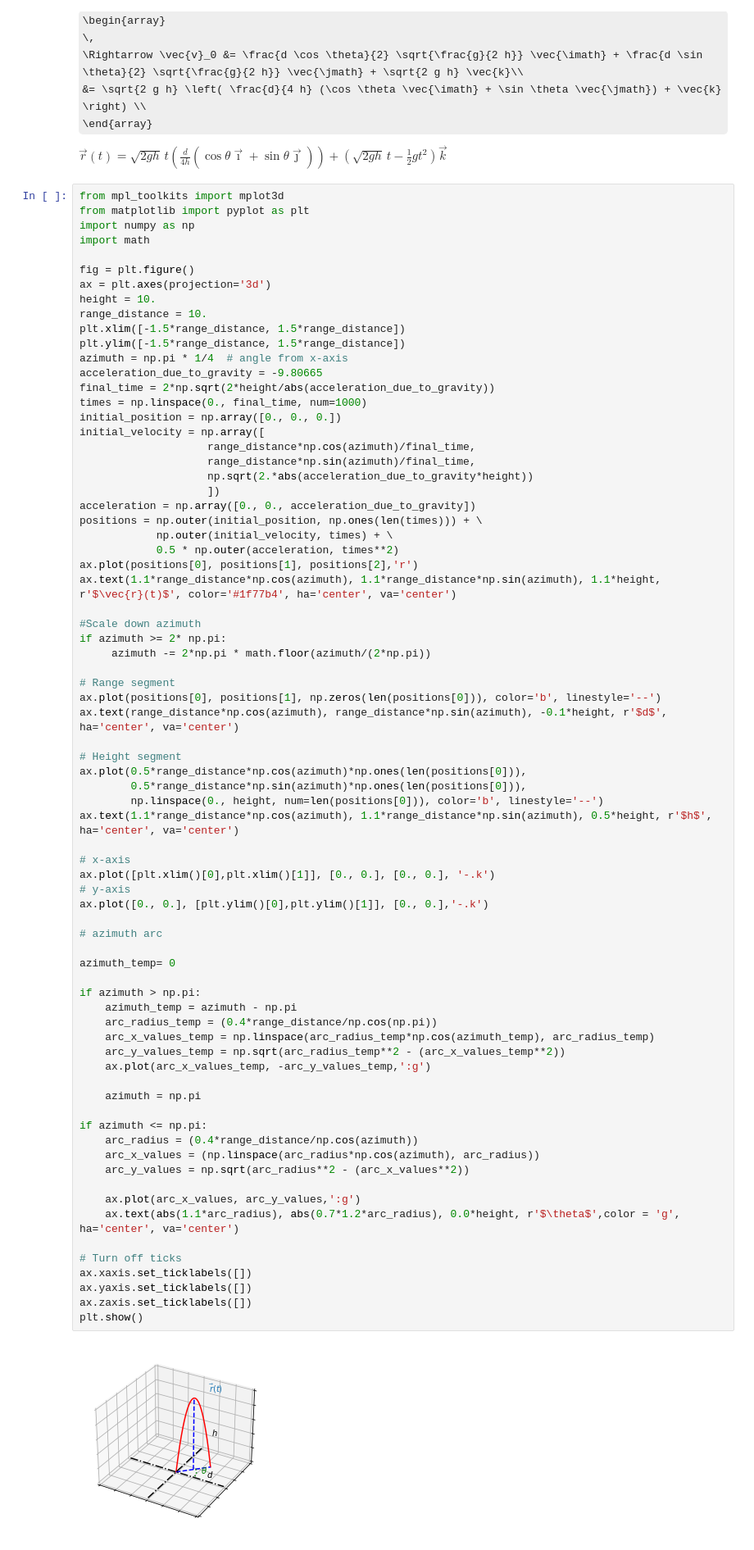
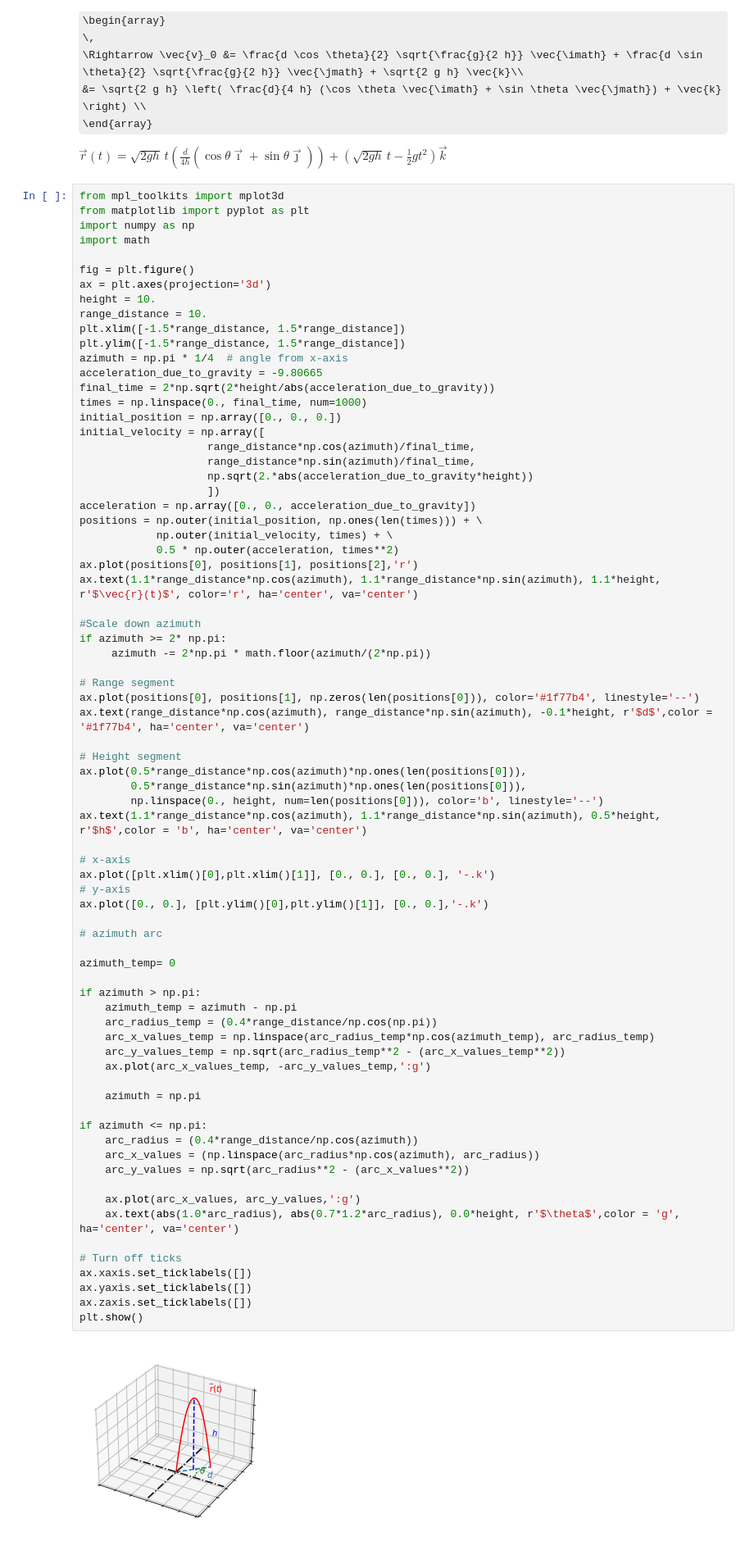
Before and after one commit to MIND-and-MATTER/Luccas_Michael_Dynamics, a Jupyter notebook: Curvilinear Motion.ipynb, the cells around one changed output. Shown at 82% size. Saved outputs shown, nothing was run; the diff lists cells and outputs as text; some formulas as TeX source.

```diff
--- a/Curvilinear Motion.ipynb
+++ b/Curvilinear Motion.ipynb
@@ -101,55 +101,55 @@ positions = np.outer(initial_position, np.ones(len(times))) + \
             np.outer(initial_velocity, times) + \
             0.5 * np.outer(acceleration, times**2)
 ax.plot(positions[0], positions[1], positions[2],'r')
-ax.text(1.1*range_distance*np.cos(azimuth), 1.1*range_distance*np.sin(azimuth), 1.1*height, r'$\vec{r}(t)$', color='#1f77b4', ha='center', va='center')
+ax.text(1.1*range_distance*np.cos(azimuth), 1.1*range_distance*np.sin(azimuth), 1.1*height, r'$\vec{r}(t)$', color='r', ha='center', va='center')
 
 #Scale down azimuth
 if azimuth >= 2* np.pi:
      azimuth -= 2*np.pi * math.floor(azimuth/(2*np.pi))
 
 # Range segment
-ax.plot(positions[0], positions[1], np.zeros(len(positions[0])), color='b', linestyle='--')
-ax.text(range_distance*np.cos(azimuth), range_distance*np.sin(azimuth), -0.1*height, r'$d$', ha='center', va='center')
+ax.plot(positions[0], positions[1], np.zeros(len(positions[0])), color='#1f77b4', linestyle='--')
+ax.text(range_distance*np.cos(azimuth), range_distance*np.sin(azimuth), -0.1*height, r'$d$',color = '#1f77b4', ha='center', va='center')
 
 # Height segment
 ax.plot(0.5*range_distance*np.cos(azimuth)*np.ones(len(positions[0])),
         0.5*range_distance*np.sin(azimuth)*np.ones(len(positions[0])),
         np.linspace(0., height, num=len(positions[0])), color='b', linestyle='--')
-ax.text(1.1*range_distance*np.cos(azimuth), 1.1*range_distance*np.sin(azimuth), 0.5*height, r'$h$', ha='center', va='center')
+ax.text(1.1*range_distance*np.cos(azimuth), 1.1*range_distance*np.sin(azimuth), 0.5*height, r'$h$',color = 'b', ha='center', va='center')
 
 # x-axis
 ax.plot([plt.xlim()[0],plt.xlim()[1]], [0., 0.], [0., 0.], '-.k')
 # y-axis
 ax.plot([0., 0.], [plt.ylim()[0],plt.ylim()[1]], [0., 0.],'-.k')
 
 # azimuth arc
 
 azimuth_temp= 0
 
 if azimuth > np.pi:
     azimuth_temp = azimuth - np.pi
     arc_radius_temp = (0.4*range_distance/np.cos(np.pi))
     arc_x_values_temp = np.linspace(arc_radius_temp*np.cos(azimuth_temp), arc_radius_temp)
     arc_y_values_temp = np.sqrt(arc_radius_temp**2 - (arc_x_values_temp**2))
     ax.plot(arc_x_values_temp, -arc_y_values_temp,':g')
 
     azimuth = np.pi
 
 if azimuth <= np.pi:
     arc_radius = (0.4*range_distance/np.cos(azimuth))
     arc_x_values = (np.linspace(arc_radius*np.cos(azimuth), arc_radius))
     arc_y_values = np.sqrt(arc_radius**2 - (arc_x_values**2))
 
     ax.plot(arc_x_values, arc_y_values,':g')
-    ax.text(abs(1.1*arc_radius), abs(0.7*1.2*arc_radius), 0.0*height, r'$\theta$',color = 'g', ha='center', va='center')
+    ax.text(abs(1.0*arc_radius), abs(0.7*1.2*arc_radius), 0.0*height, r'$\theta$',color = 'g', ha='center', va='center')
 
 # Turn off ticks
 ax.xaxis.set_ticklabels([])
 ax.yaxis.set_ticklabels([])
 ax.zaxis.set_ticklabels([])
 plt.show()
 # %% [output]
-[figure, old version]
+[figure, new version]
 # %% [markdown]
 $\vec{v}(t) = ? $
 
```
